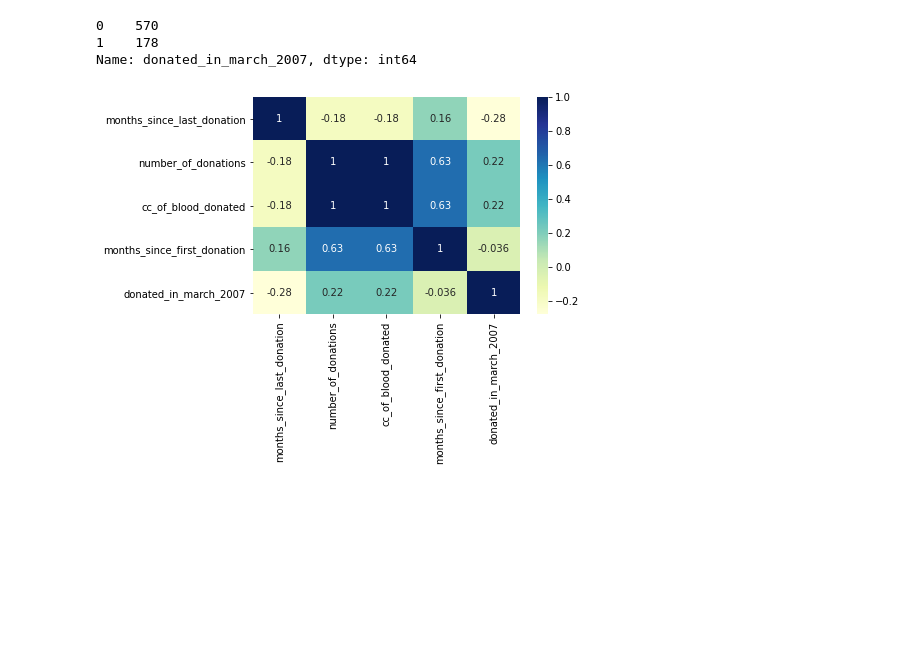
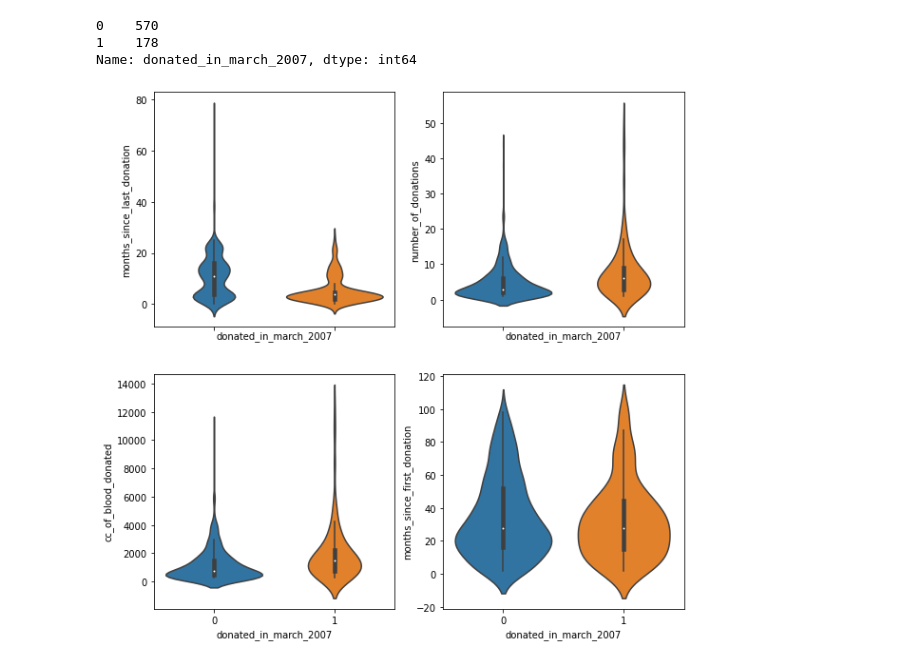
Before and after one commit to ys-lin14/statistical-learning, a Jupyter notebook: 4_classification/extra.ipynb, the cells around one changed output. Cells and saved outputs as stored; diff of their text form; code cells hidden in the pictures; blank space fills up the shorter version.

```diff
--- a/4_classification/extra.ipynb
+++ b/4_classification/extra.ipynb
@@ -13,8 +13,8 @@ from sklearn.model_selection import train_test_split, cross_val_predict
 from ch4_metrics import evaluate_classifier
 # %%
 # transfusion dataset from https://archive.ics.uci.edu/ml/datasets/Blood+Transfusion+Service+Center
-data = pd.read_csv('../data/transfusion.csv')
-data = data.rename(columns={
+transfusion_data = pd.read_csv('../data/transfusion.csv')
+transfusion_data = transfusion_data.rename(columns={
     'Recency (months)': 'months_since_last_donation',
     'Frequency (times)': 'number_of_donations',
     'Monetary (c.c. blood)': 'cc_of_blood_donated',
@@ -32,9 +32,14 @@ print(data['donated_in_march_2007'].value_counts())
 0    570
 1    178
 Name: donated_in_march_2007, dtype: int64
+# %%
+fig, axes = plt.subplots(nrows=2, ncols=2, figsize=(10, 10), sharex=True)
+for column, axis in zip(transfusion_data.columns[:-1], axes.flatten()):
+    sns.violinplot(data=transfusion_data, x='donated_in_march_2007', y=column, ax=axis)
+plt.show()
+# %% [output]
+[figure, added]
 # %%
-sns.heatmap(data.corr(), annot=True, cmap="YlGnBu")
+sns.heatmap(transfusion_data.corr(), annot=True, cmap="YlGnBu")
 plt.show()
-# %% [output]
-[figure, removed]
 # %%
```
Also changed, not shown: parts of 8 cells of this notebook.
